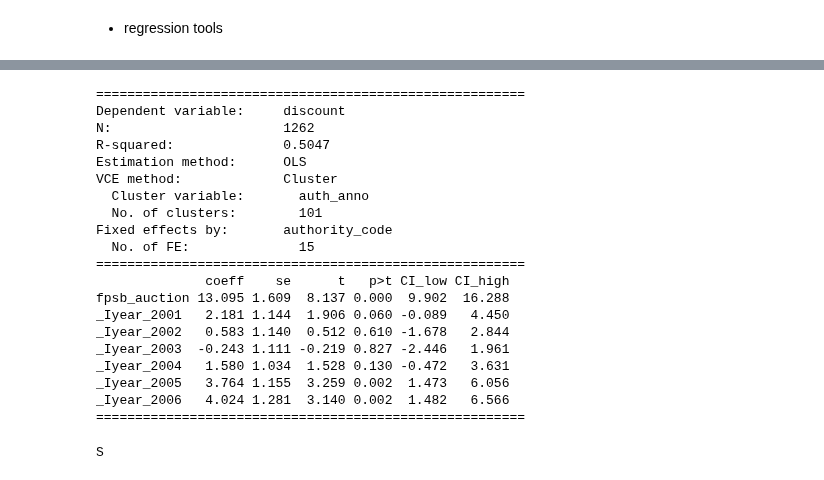
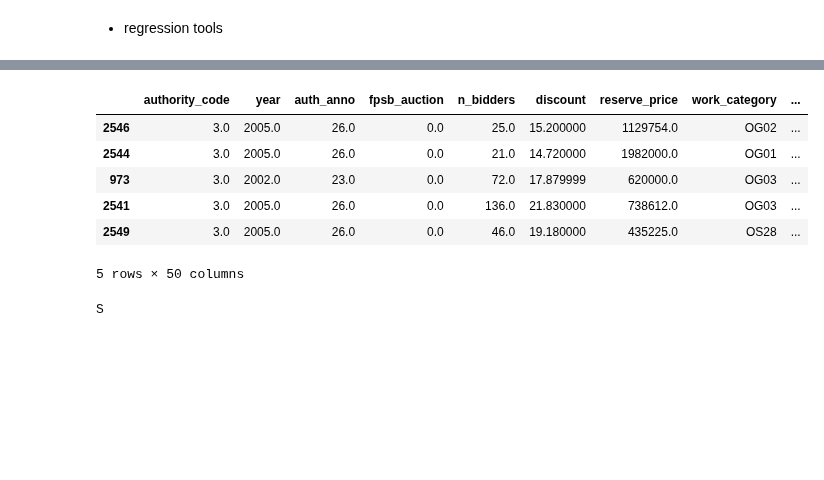
Before and after one commit to huiren-j/Replication-of-Decarolis-2014-, a Jupyter notebook: table23.ipynb, the cells around one changed output, grey strips where cells are left out. Saved outputs shown, nothing was run; the diff lists cells and outputs as text; code cells hidden in the pictures; blank space fills up the shorter version.

```diff
--- a/table23.ipynb
+++ b/table23.ipynb
@@ -143,29 +213,14 @@ Requirement already satisfied: python-dateutil>=2.6.1 in c:\users\thxkn\anaconda
 Requirement already satisfied: six>=1.5 in c:\users\thxkn\anaconda3\lib\site-packages (from python-dateutil>=2.6.1->pandas>=0.16.0->econtools) (1.14.0)
-# %%
-mt.reg(df_reg_exp,'discount',['fpsb_auction','_Iyear_2001','_Iyear_2002','_Iyear_2003','_Iyear_2004','_Iyear_2005','_Iyear_2006'], fe_name = 'authority_code', cluster = 'auth_anno')
-#singular matrix delete['_Iyear_2007','_Iyear_2008','_Iyear_2009','_Iyear_2010']
-#values checked PanelA Discount(1)
-# %% [output]
-=======================================================
-Dependent variable:     discount
-N:                      1262
-R-squared:              0.5047
-Estimation method:      OLS
-VCE method:             Cluster
-  Cluster variable:       auth_anno
-  No. of clusters:        101
-Fixed effects by:       authority_code
-  No. of FE:              15
-=======================================================
-              coeff    se      t   p>t CI_low CI_high
-fpsb_auction 13.095 1.609  8.137 0.000  9.902  16.288
-_Iyear_2001   2.181 1.144  1.906 0.060 -0.089   4.450
-_Iyear_2002   0.583 1.140  0.512 0.610 -1.678   2.844
-_Iyear_2003  -0.243 1.111 -0.219 0.827 -2.446   1.961
-_Iyear_2004   1.580 1.034  1.528 0.130 -0.472   3.631
-_Iyear_2005   3.764 1.155  3.259 0.002  1.473   6.056
-_Iyear_2006   4.024 1.281  3.140 0.002  1.482   6.566
-=======================================================
+# %%
+df_reg_exp.head()
+# %% [output]
+|  | authority_code | year | auth_anno | fpsb_auction | n_bidders | discount | reserve_price | work_category | ... |
+| 2546 | 3.0 | 2005.0 | 26.0 | 0.0 | 25.0 | 15.200000 | 1129754.0 | OG02 | ... |
+| 2544 | 3.0 | 2005.0 | 26.0 | 0.0 | 21.0 | 14.720000 | 1982000.0 | OG01 | ... |
+| 973 | 3.0 | 2002.0 | 23.0 | 0.0 | 72.0 | 17.879999 | 620000.0 | OG03 | ... |
+| 2541 | 3.0 | 2005.0 | 26.0 | 0.0 | 136.0 | 21.830000 | 738612.0 | OG03 | ... |
+| 2549 | 3.0 | 2005.0 | 26.0 | 0.0 | 46.0 | 19.180000 | 435225.0 | OS28 | ... |
+5 rows × 50 columns
 # %%
 #Iwork 1~42 pattern unfound
 #G인지 S인지 판단
```
Also changed, not shown: parts of 13 cells of this notebook, 1 other file.
